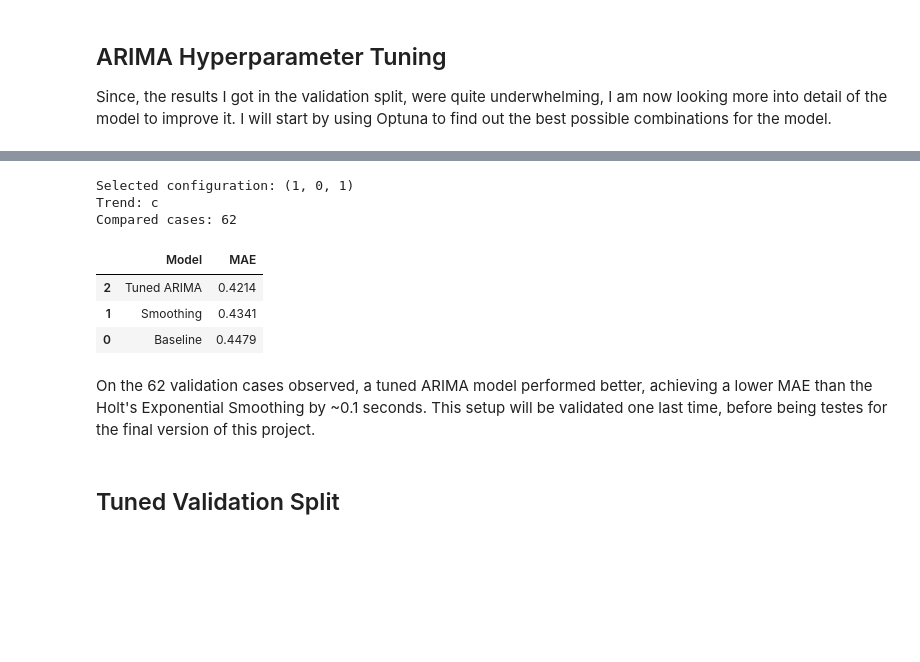
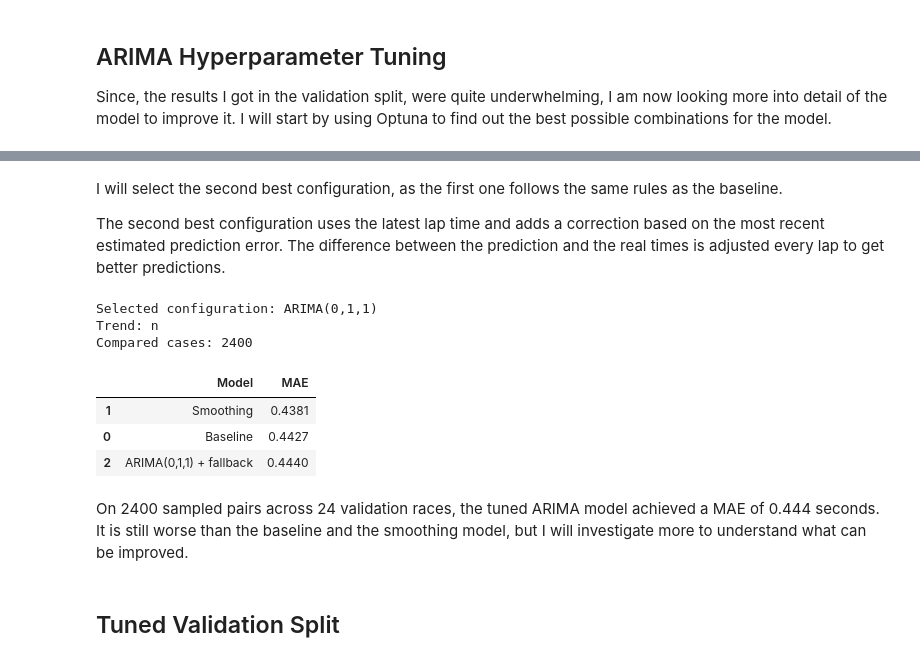
Before and after one commit to jarimbafrancisco-arch/F1-Lap-Time-Prediction, a Jupyter notebook: notebooks/06_arima_model.ipynb, the cells around one changed output, grey strips where cells are left out. Saved outputs shown, nothing was run; the diff lists cells and outputs as text; code cells hidden in the pictures; blank space fills up the shorter version.

```diff
--- a/notebooks/06_arima_model.ipynb
+++ b/notebooks/06_arima_model.ipynb
@@ -679,45 +662,49 @@ Shared successful cases: 62 / 100
+# %% [markdown]
+I will select the second best configuration, as the first one follows the same rules as the baseline.
+
+The second best configuration uses the latest lap time and adds a correction based on the most recent estimated prediction error. The difference between the prediction and the real times is adjusted every lap to get better predictions.
 # %%
-best = tuning_results.sort_values("MAE").iloc[0]
+selected = tuning_results.loc[
+    tuning_results["params_p"].eq(0)
+    & tuning_results["params_d"].eq(1)
+    & tuning_results["params_q"].eq(1)
+    & tuning_results["user_attrs_trend"].eq("n")
+].iloc[0]
 
-actual = actual_values.loc[common_cases]
-
-baseline_predictions = pd.Series([
+baseline_predictions = [
     history[-1]
     for history, actual in tuning_cases
-]).loc[common_cases]
+]
 
-smoothing_predictions = pd.Series([
+smoothing_predictions = [
     pd.Series(history).ewm(alpha=0.9, adjust=False).mean().iloc[-1]
     for history, actual in tuning_cases
-]).loc[common_cases]
+]
 
 sample_comparison = pd.DataFrame({
-    "Model": ["Baseline", "Smoothing", "Tuned ARIMA"],
+    "Model": ["Baseline", "Smoothing", "ARIMA(0,1,1) + fallback"],
     "MAE": [
-        mean_absolute_error(actual, baseline_predictions),
-        mean_absolute_error(actual, smoothing_predictions),
-        best["MAE"]
+        mean_absolute_error(actual_values, baseline_predictions),
+        mean_absolute_error(actual_values, smoothing_predictions),
+        selected["MAE"]
     ]
 }).sort_values("MAE")
 
-print(
-    "Selected configuration:",
-    (int(best["params_p"]), int(best["params_d"]), int(best["params_q"]))
-)
-print("Trend:", best["user_attrs_trend"])
-print("Compared cases:", common_cases.sum())
+print("Selected configuration: ARIMA(0,1,1)")
+print("Trend:", selected["user_attrs_trend"])
+print("Compared cases:", len(tuning_cases))
 
 display(sample_comparison.round(4))
 # %% [output]
-Selected configuration: (1, 0, 1)
-Trend: c
-Compared cases: 62
+Selected configuration: ARIMA(0,1,1)
+Trend: n
+Compared cases: 2400
 |  | Model | MAE |
-| 2 | Tuned ARIMA | 0.4214 |
-| 1 | Smoothing | 0.4341 |
-| 0 | Baseline | 0.4479 |
+| 1 | Smoothing | 0.4381 |
+| 0 | Baseline | 0.4427 |
+| 2 | ARIMA(0,1,1) + fallback | 0.4440 |
 # %% [markdown]
-On the 62 validation cases observed, a tuned ARIMA model performed better, achieving a lower MAE than the  Holt's Exponential Smoothing by ~0.1 seconds. This setup will be validated one last time, before being testes for the final version of this project.
+On 2400 sampled pairs across 24 validation races, the tuned ARIMA model achieved a MAE of 0.444 seconds. It is still worse than the baseline and the smoothing model, but I will investigate more to understand what can be improved.
 # %% [markdown]
 ## Tuned Validation Split
 # %%
```
Also changed, not shown: parts of 12 cells of this notebook, 19 other files.
